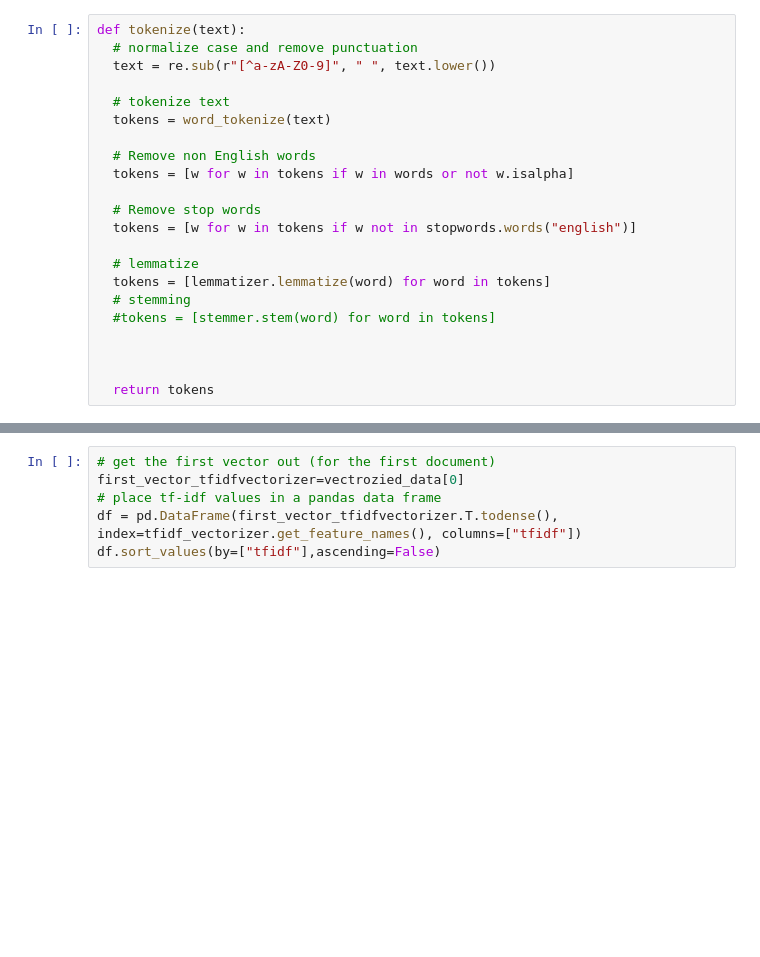
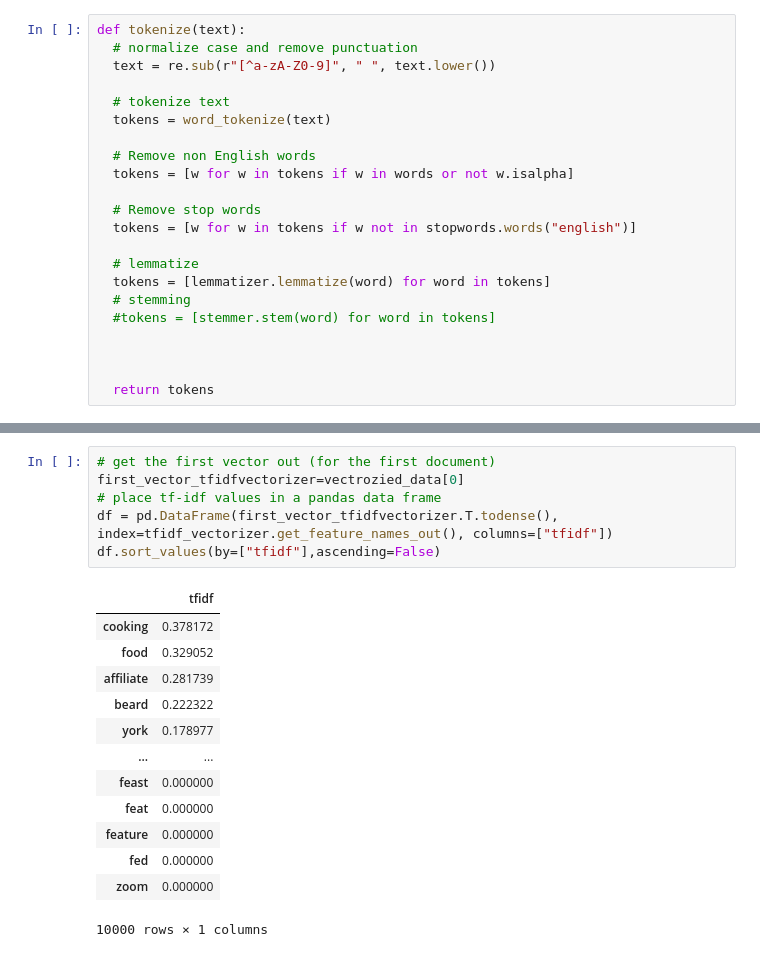
Before and after one commit to Ikyupark/Capstone-project, a Jupyter notebook: Capstone_ETL.ipynb, the cells around one changed output, grey strips where cells are left out. Drawn from its saved outputs; the diff is of its cells as text; blank space fills up the shorter version.

```diff
--- a/Capstone_ETL.ipynb
+++ b/Capstone_ETL.ipynb
@@ -518,6 +522,20 @@ df1
 # %%
 # get the first vector out (for the first document)
 first_vector_tfidfvectorizer=vectrozied_data[0]
 # place tf-idf values in a pandas data frame
-df = pd.DataFrame(first_vector_tfidfvectorizer.T.todense(), index=tfidf_vectorizer.get_feature_names(), columns=["tfidf"])
+df = pd.DataFrame(first_vector_tfidfvectorizer.T.todense(), index=tfidf_vectorizer.get_feature_names_out(), columns=["tfidf"])
 df.sort_values(by=["tfidf"],ascending=False)
+# %% [output]
+|  | tfidf |
+| cooking | 0.378172 |
+| food | 0.329052 |
+| affiliate | 0.281739 |
+| beard | 0.222322 |
+| york | 0.178977 |
+| ... | ... |
+| feast | 0.000000 |
+| feat | 0.000000 |
+| feature | 0.000000 |
+| fed | 0.000000 |
+| zoom | 0.000000 |
+10000 rows × 1 columns
```
Also changed, not shown: parts of 10 cells of this notebook.
